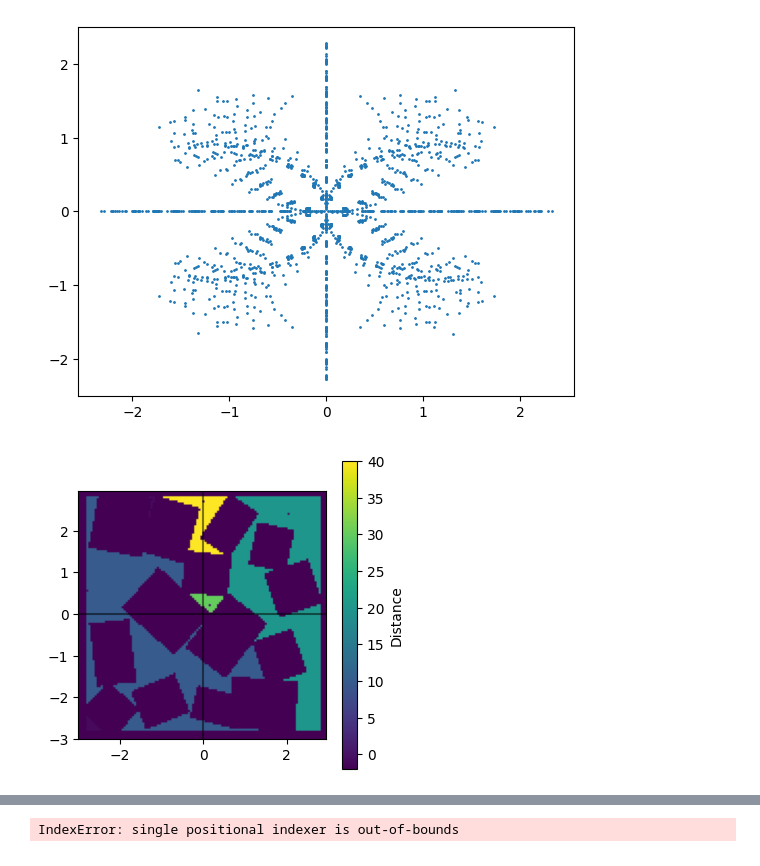
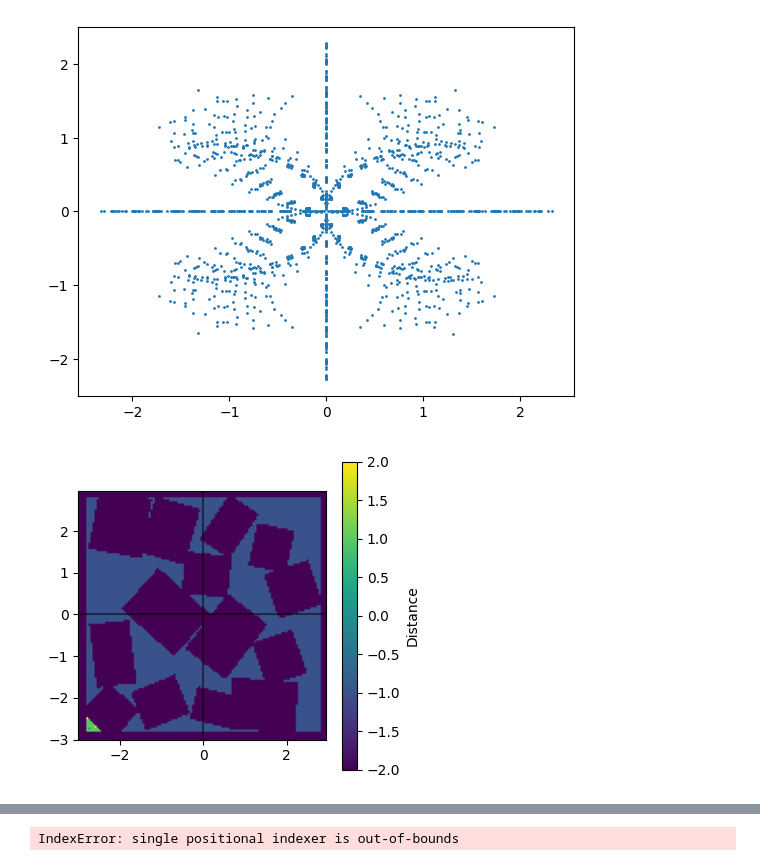
Before and after one commit to PRX-Kinodynamic/ML4KP-devel, a Jupyter notebook: vis.ipynb, the cells around one changed output, grey strips where cells are left out. Drawn from its saved outputs; the diff is of its cells as text; code cells hidden in the pictures.

```diff
--- a/vis.ipynb
+++ b/vis.ipynb
@@ -142,6 +145,7 @@ plt.scatter(lines[:, 0], lines[:, 1], s=1)
 [figure]
 # %%
 import numpy as np
+from matplotlib import pyplot as plt
 from matplotlib.patches import Rectangle
 
 def plot_wavefront(filename):
@@ -152,35 +156,35 @@ def plot_wavefront(filename):
 
     data = np.array(data)
     grid_size = len(np.unique(data[:, 0]))
     grid = data[:, -1].reshape(grid_size, grid_size)
 
 
     x_lims = [np.min(np.unique(data[:, 0])), np.max(np.unique(data[:, 0]))]
     y_lims = [np.min(np.unique(data[:, 1])), np.max(np.unique(data[:, 1]))]
 
     # Create a figure with a larger size
     plt.figure(figsize=(4, 4))
 
     # Plot with origin at center and correct orientation
     plt.imshow(grid.T, origin='lower', extent=[x_lims[0], x_lims[1], y_lims[0], y_lims[1]])
 
     # Add grid lines
     # plt.grid(True, linestyle='--', alpha=0.7)
 
     # Add axes lines for x=0 and y=0
     plt.axhline(y=0, color='k', linestyle='-', alpha=0.5)
     plt.axvline(x=0, color='k', linestyle='-', alpha=0.5)
 
     # plt.xlabel('X Position')
     # plt.ylabel('Y Position')
     # plt.title('Wavefront Distance Map')
 
     # Add colorbar with label
     plt.colorbar(label='Distance')
 
-plot_wavefront("wavefronts/20/wavefront_data_61.txt")
+plot_wavefront("wavefronts/4/wavefront_data_1.txt")
 # %% [output]
-[figure, old version]
+[figure, new version]
 # %%
 def animate_wavefronts(folder_path, interval=200, save_path=None):
     """
```
Also changed, not shown: parts of 5 cells of this notebook, 12 other files.
